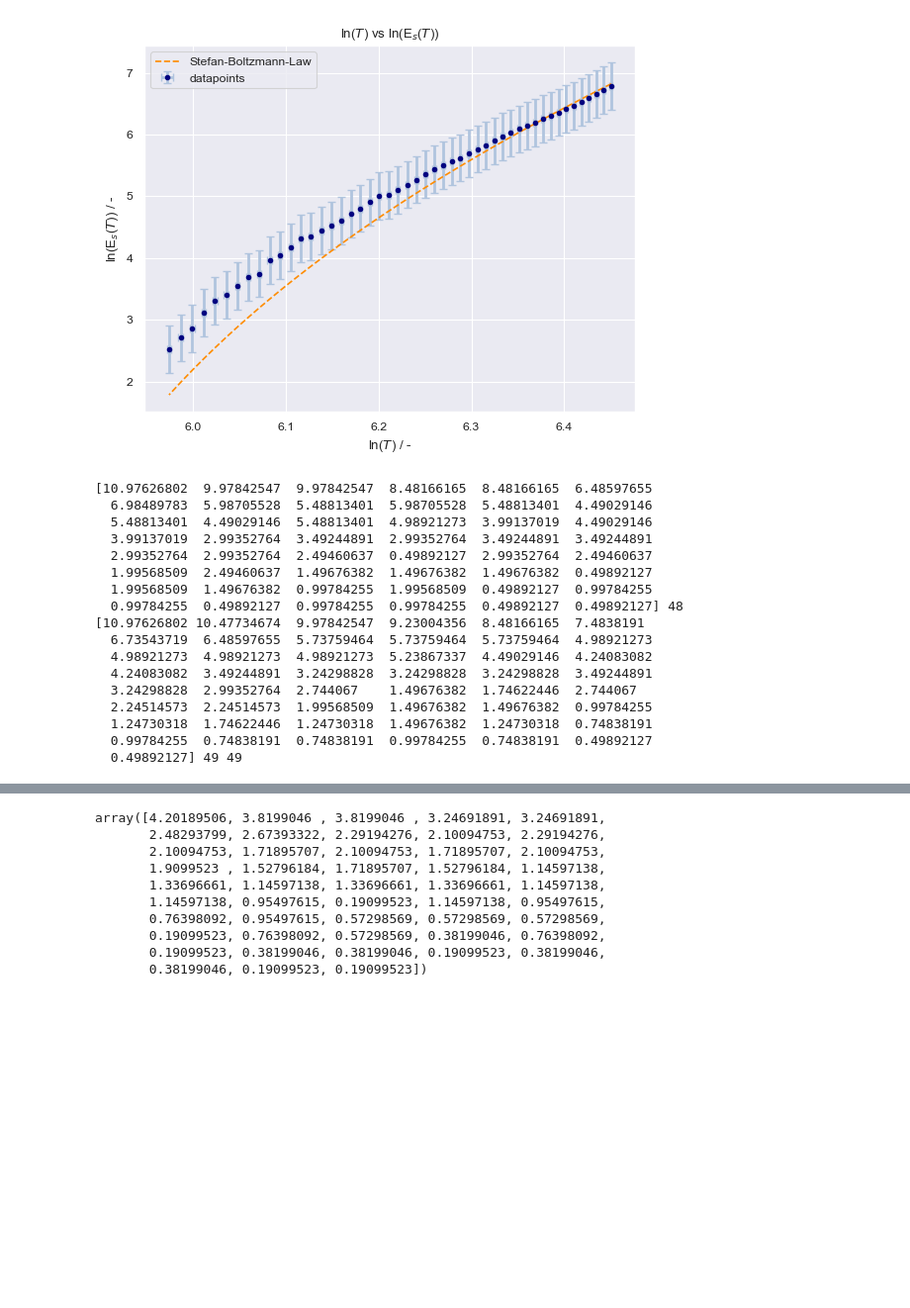
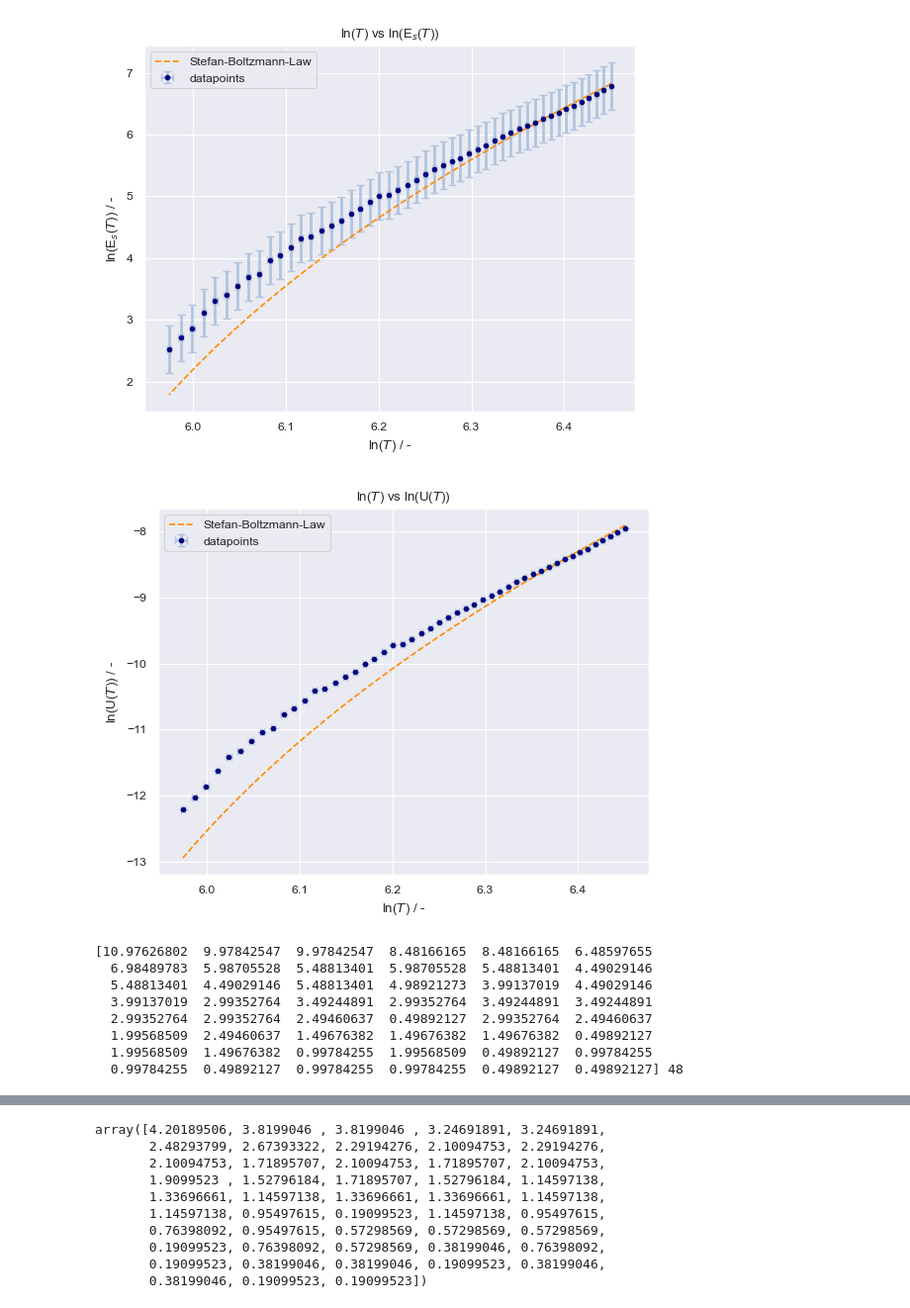
Before and after one commit to KemalOenen/Grundpraktikum2_Gruppe1_SS23, a Jupyter notebook: Versuch10/SchwarzerStrahler-new.ipynb, the cells around one changed output, grey strips where cells are left out. Shown at 99% size. Cells and saved outputs as stored; diff of their text form; code cells hidden in the pictures; blank space fills up the shorter version.

```diff
--- a/Versuch10/SchwarzerStrahler-new.ipynb
+++ b/Versuch10/SchwarzerStrahler-new.ipynb
@@ -126,6 +145,20 @@ plt.savefig("logEvsT.png", dpi=500, bbox_inches='tight')
 plt.show()
 # %% [output]
 [figure]
+# %%
+plt.title("ln($T$) vs ln(U($T$))")
+plt.errorbar(np.log(temp), np.log(volt), xerr=e_temp/temp, yerr=e_volt, markersize=6, fmt=".",color="navy", ecolor="lightsteelblue", elinewidth=2, capsize=3, label="datapoints")
+plt.plot(np.log(temp), np.log(sbl((temp-temp0), poptU)), color="darkorange", ls = '--', label="Stefan-Boltzmann-Law")
+#plt.plot(np.log10(temp), log_fit(temp, popt2), color="lightgrey", ls = '--', label="direct fit")
+
+plt.xlabel("ln($T$) / -")
+plt.ylabel("ln(U($T$)) / -")
+
+plt.legend()
+plt.savefig("logUT.png", dpi=500, bbox_inches='tight')
+plt.show()
+# %% [output]
+[figure, added]
 # %%
 dE_vs_dT_nominal = np.zeros(len(E_per_unit_area))
 dE_vs_dT_err = np.zeros(len(E_per_unit_area))
@@ -134,10 +167,7 @@ for i in range(len(E_per_unit_area_nominal) - 1):
 
 dE_vs_dT_nominal = dE_vs_dT_nominal[dE_vs_dT_nominal != 0]
 
-dE_vs_dT_nominal2 = - np.gradient(E_per_unit_area_nominal) / 5
-
 print(dE_vs_dT_nominal, len(dE_vs_dT_nominal))
-print(dE_vs_dT_nominal2, len(dE_vs_dT_nominal2), len(temp))
 # %% [output]
 [10.97626802  9.97842547  9.97842547  8.48166165  8.48166165  6.48597655
   6.98489783  5.98705528  5.48813401  5.98705528  5.48813401  4.49029146
@@ -147,12 +177,3 @@ print(dE_vs_dT_nominal2, len(dE_vs_dT_nominal2), len(temp))
   1.99568509  2.49460637  1.49676382  1.49676382  1.49676382  0.49892127
   1.99568509  1.49676382  0.99784255  1.99568509  0.49892127  0.99784255
   0.99784255  0.49892127  0.99784255  0.99784255  0.49892127  0.49892127] 48
-[10.97626802 10.47734674  9.97842547  9.23004356  8.48166165  7.4838191
-  6.73543719  6.48597655  5.73759464  5.73759464  5.73759464  4.98921273
-  4.98921273  4.98921273  4.98921273  5.23867337  4.49029146  4.24083082
-  4.24083082  3.49244891  3.24298828  3.24298828  3.24298828  3.49244891
-  3.24298828  2.99352764  2.744067    1.49676382  1.74622446  2.744067
-  2.24514573  2.24514573  1.99568509  1.49676382  1.49676382  0.99784255
-  1.24730318  1.74622446  1.24730318  1.49676382  1.24730318  0.74838191
-  0.99784255  0.74838191  0.74838191  0.99784255  0.74838191  0.49892127
-  0.49892127] 49 49
```
Also changed, not shown: parts of 7 cells of this notebook, 8 other files.
